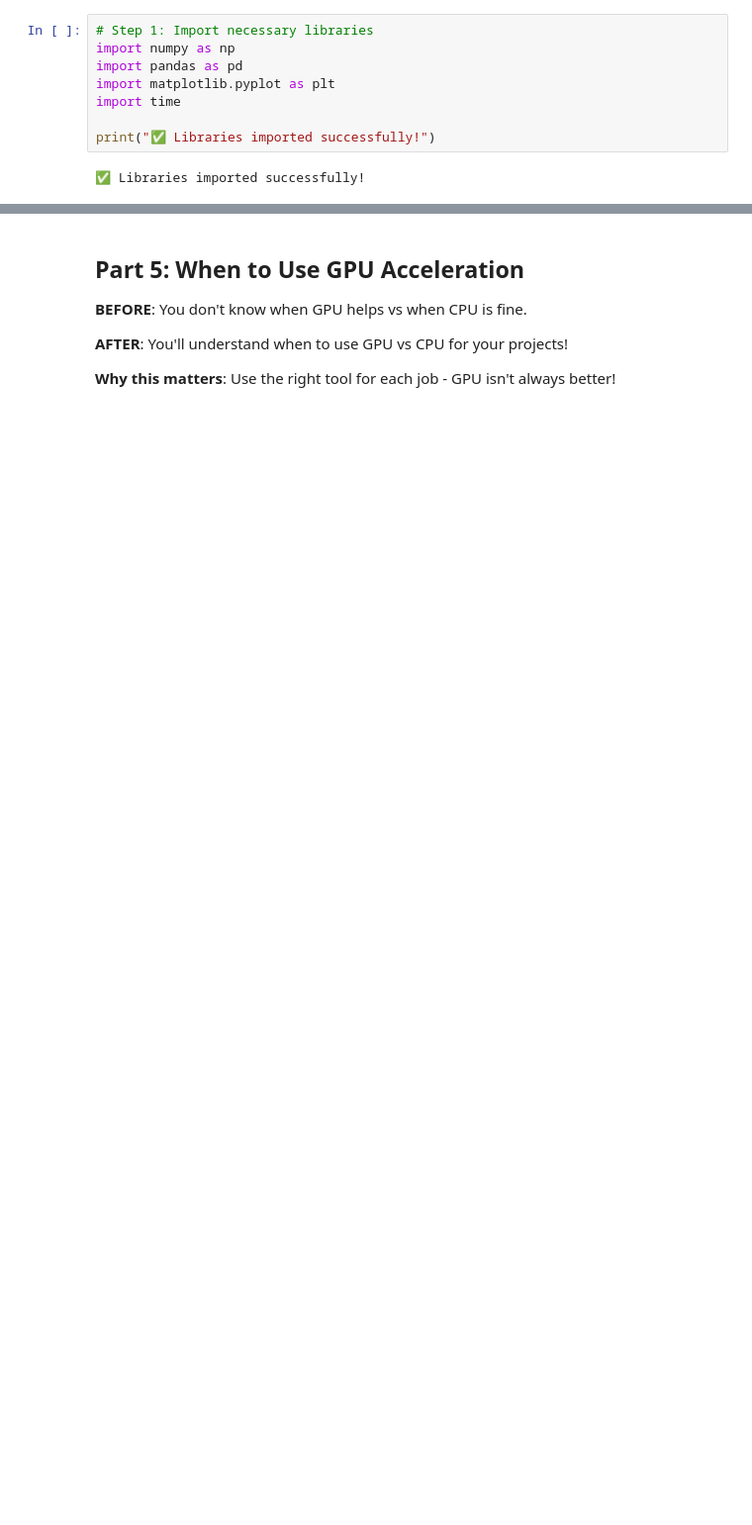
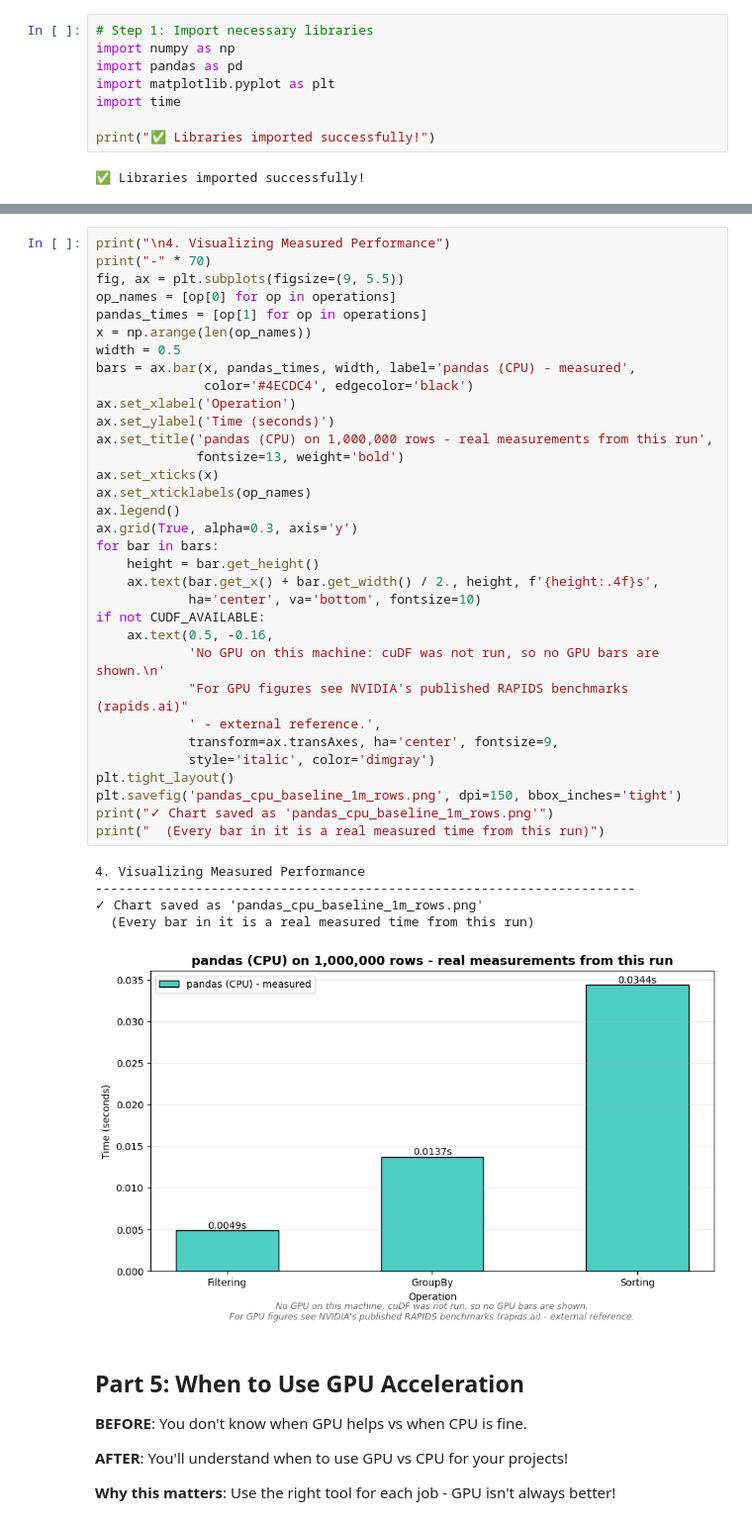
Before and after one commit to A-Alwabel/AI-Diploma-Program, a Jupyter notebook: Course 05/unit1-introduction/examples/03_cudf_introduction.ipynb, the cells around one changed output, grey strips where cells are left out. Shown at 99% size. Saved outputs shown, nothing was run; the diff lists cells and outputs as text; blank space fills up the shorter version.

```diff
--- a/Course 05/unit1-introduction/examples/03_cudf_introduction.ipynb
+++ b/Course 05/unit1-introduction/examples/03_cudf_introduction.ipynb
@@ -464,3 +379,42 @@ print("   ")
+# %%
+print("\n4. Visualizing Measured Performance")
+print("-" * 70)
+fig, ax = plt.subplots(figsize=(9, 5.5))
+op_names = [op[0] for op in operations]
+pandas_times = [op[1] for op in operations]
+x = np.arange(len(op_names))
+width = 0.5
+bars = ax.bar(x, pandas_times, width, label='pandas (CPU) - measured',
+              color='#4ECDC4', edgecolor='black')
+ax.set_xlabel('Operation')
+ax.set_ylabel('Time (seconds)')
+ax.set_title('pandas (CPU) on 1,000,000 rows - real measurements from this run',
+             fontsize=13, weight='bold')
+ax.set_xticks(x)
+ax.set_xticklabels(op_names)
+ax.legend()
+ax.grid(True, alpha=0.3, axis='y')
+for bar in bars:
+    height = bar.get_height()
+    ax.text(bar.get_x() + bar.get_width() / 2., height, f'{height:.4f}s',
+            ha='center', va='bottom', fontsize=10)
+if not CUDF_AVAILABLE:
+    ax.text(0.5, -0.16,
+            'No GPU on this machine: cuDF was not run, so no GPU bars are shown.\n'
+            "For GPU figures see NVIDIA's published RAPIDS benchmarks (rapids.ai)"
+            ' - external reference.',
+            transform=ax.transAxes, ha='center', fontsize=9,
+            style='italic', color='dimgray')
+plt.tight_layout()
+plt.savefig('pandas_cpu_baseline_1m_rows.png', dpi=150, bbox_inches='tight')
+print("✓ Chart saved as 'pandas_cpu_baseline_1m_rows.png'")
+print("  (Every bar in it is a real measured time from this run)")
+# %% [output]
+4. Visualizing Measured Performance
+----------------------------------------------------------------------
+✓ Chart saved as 'pandas_cpu_baseline_1m_rows.png'
+  (Every bar in it is a real measured time from this run)
+[figure, added]
 # %% [markdown]
 ## Part 5: When to Use GPU Acceleration
 
```
Also changed, not shown: parts of 28 cells of this notebook, 7 other files.
